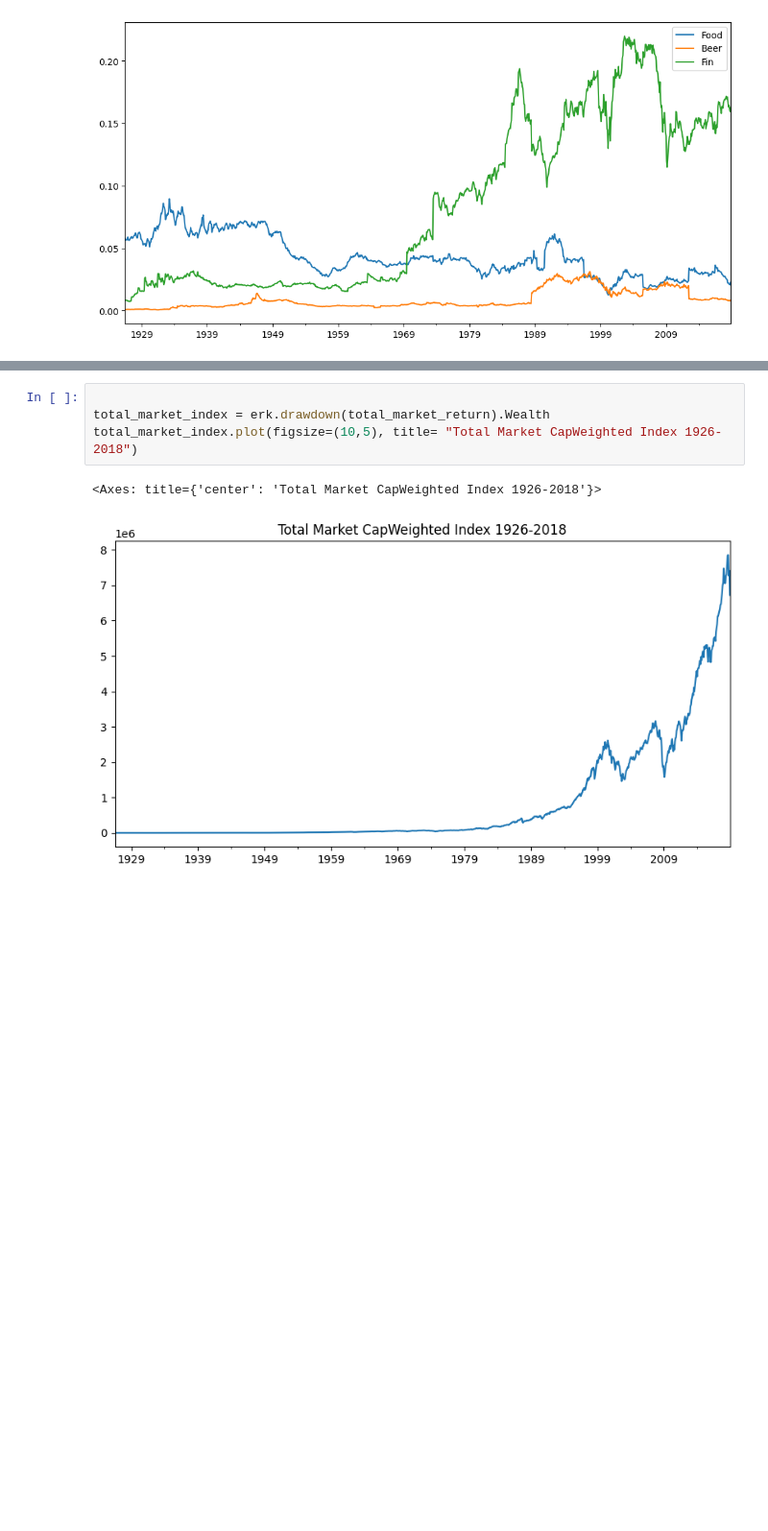
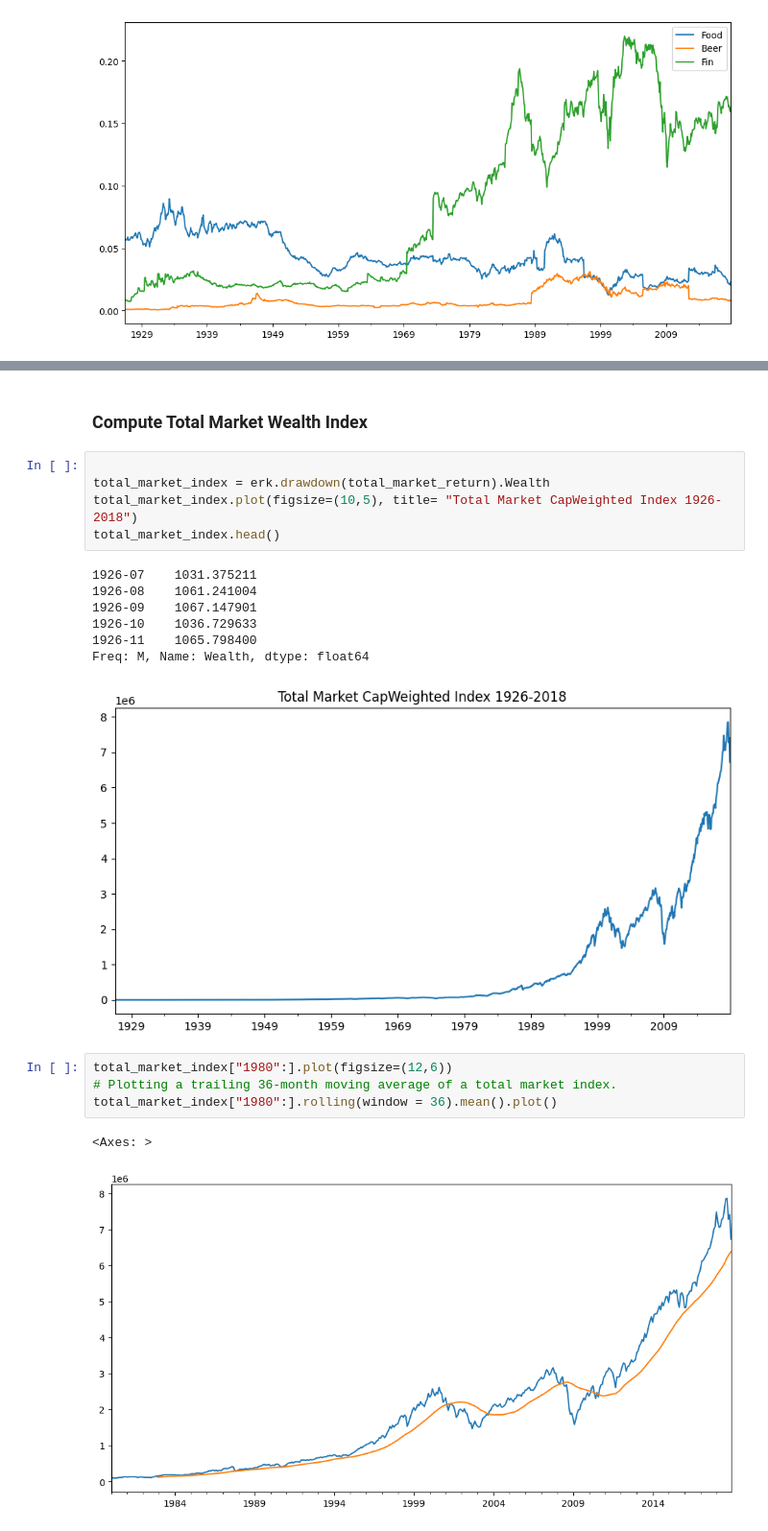
Before and after one commit to Akib-Raihan-4/Trading_With_Python, a Jupyter notebook: w3_s1.ipynb, the cells around one changed output, grey strips where cells are left out. Shown at 96% size. Drawn from its saved outputs; the diff is of its cells as text; blank space fills up the shorter version.

```diff
--- a/w3_s1.ipynb
+++ b/w3_s1.ipynb
@@ -107,8 +118,23 @@ total_market_return.plot()
 [figure]
+# %% [markdown]
+### Compute Total Market Wealth Index
 # %%
 
 total_market_index = erk.drawdown(total_market_return).Wealth
 total_market_index.plot(figsize=(10,5), title= "Total Market CapWeighted Index 1926-2018")
+total_market_index.head()
 # %% [output]
-<Axes: title={'center': 'Total Market CapWeighted Index 1926-2018'}>
+1926-07    1031.375211
+1926-08    1061.241004
+1926-09    1067.147901
+1926-10    1036.729633
+1926-11    1065.798400
+Freq: M, Name: Wealth, dtype: float64
 [figure]
+# %%
+total_market_index["1980":].plot(figsize=(12,6))
+# Plotting a trailing 36-month moving average of a total market index.
+total_market_index["1980":].rolling(window = 36).mean().plot()
+# %% [output]
+<Axes: >
+[figure, added]
```
Also changed, not shown: parts of 14 cells of this notebook.
